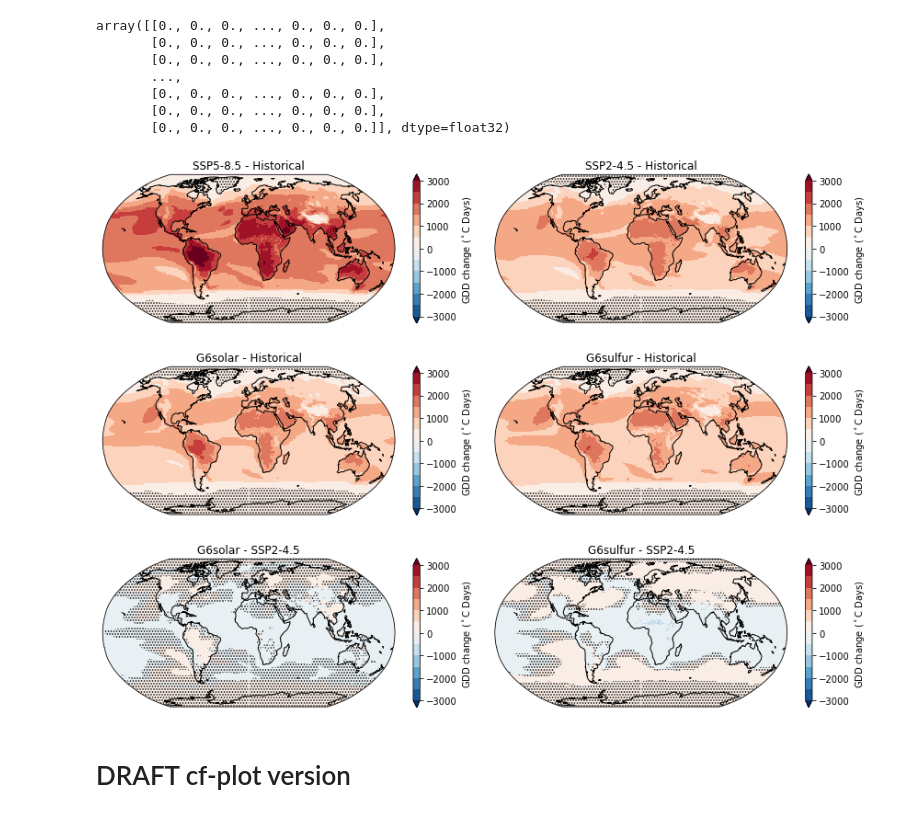
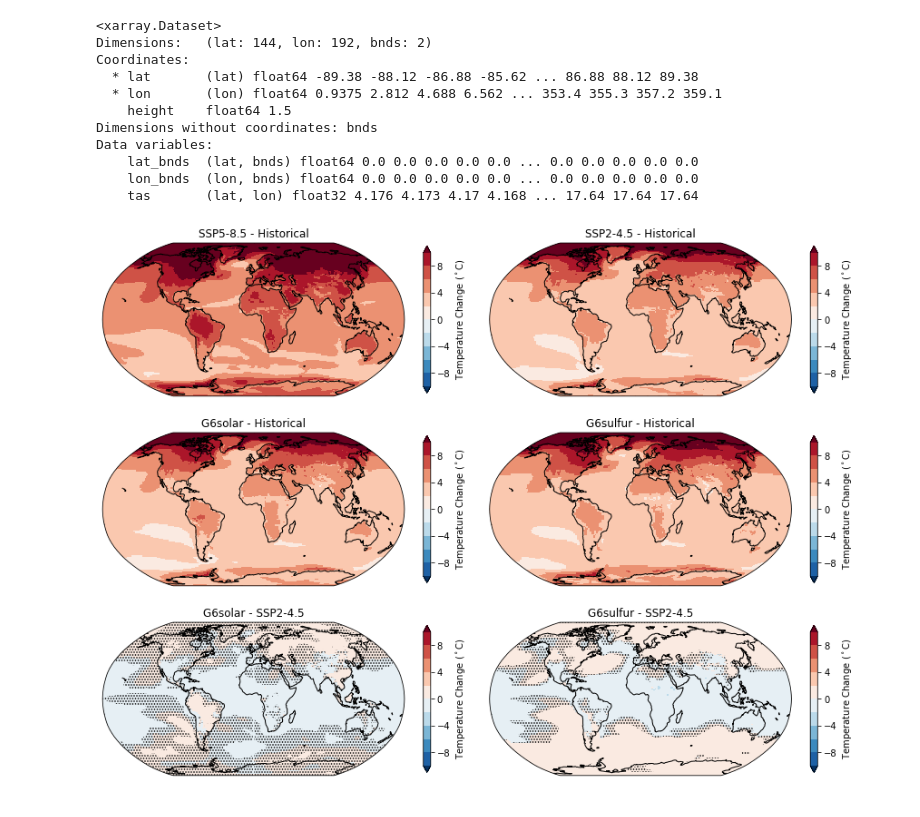
Before and after one commit to pjirvine/xarray_example, a Jupyter notebook: full_figure_example.ipynb, the cells around one changed output. Drawn from its saved outputs; the diff is of its cells as text; code cells hidden in the pictures.

```diff
--- a/full_figure_example.ipynb
+++ b/full_figure_example.ipynb
@@ -33,7 +25,8 @@ model='UKESM1-0-LL'
 centre='MOHC'
 
 var='tas'
-domain='day'
+domain='Amon'
+season='ANN' # specify the season: 'ANN' for annual, 'DJF', 'MAM', etc. for seasons.
 
 grid='gn'
 time_files=1
@@ -54,34 +47,33 @@ exp='historical'
 project='CMIP'
 dates=['1960-01-01','1989-12-30'] # NOTE - UKESM1 has a 360-day calendar with 30-day months
 
-historical_mean, historical_std = get_ens_index(dates, data_dir, model, centre, var, domain, exp, project, runs, grid, index_name, index_kwargs, time_files)
-
+historical_mean, historical_std = get_ens_seasonal_mean_std(season, dates, data_dir, model, centre, var, domain, exp, project, runs, grid, time_files)
 
 # Load G6solar ensemble-mean datasets
 exp='G6solar'
 project='GeoMIP'
 dates=['2070-01-01','2099-12-30'] # NOTE - UKESM1 has a 360-day calendar with 30-day months
 
-G6solar_mean, G6solar_std = get_ens_index(dates, data_dir, model, centre, var, domain, exp, project, runs, grid, index_name, index_kwargs, time_files)
+G6solar_mean, G6solar_std = get_ens_seasonal_mean_std(season, dates, data_dir, model, centre, var, domain, exp, project, runs, grid, time_files)
 
 # Load G6sulfur ensemble-mean datasets
 exp='G6sulfur'
 project='GeoMIP'
 dates=['2070-01-01','2099-12-30'] # NOTE - UKESM1 has a 360-day calendar with 30-day months
 
-G6sulfur_mean, G6sulfur_std = get_ens_index(dates, data_dir, model, centre, var, domain, exp, project, runs, grid, index_name, index_kwargs, time_files)
+G6sulfur_mean, G6sulfur_std = get_ens_seasonal_mean_std(season, dates, data_dir, model, centre, var, domain, exp, project, runs, grid, time_files)
 
 # Load ssp585 ensemble-mean datasets
 project='ScenarioMIP'
 exp='ssp585'
 dates=['2070-01-01','2099-12-30'] # NOTE - UKESM1 has a 360-day calendar with 30-day months
 
-ssp585_mean, ssp585_std = get_ens_index(dates, data_dir, model, centre, var, domain, exp, project, runs, grid, index_name, index_kwargs, time_files)
+ssp585_mean, ssp585_std = get_ens_seasonal_mean_std(season, dates, data_dir, model, centre, var, domain, exp, project, runs, grid, time_files)
 
 # Load ssp245 ensemble-mean datasets
 project='ScenarioMIP'
 exp='ssp245'
 dates=['2070-01-01','2099-12-30'] # NOTE - UKESM1 has a 360-day calendar with 30-day months
 
-ssp245_mean, ssp245_std = get_ens_index(dates, data_dir, model, centre, var, domain, exp, project, runs, grid, index_name, index_kwargs, time_files)
+ssp245_mean, ssp245_std = get_ens_seasonal_mean_std(season, dates, data_dir, model, centre, var, domain, exp, project, runs, grid, time_files)
 # %% [output]
@@ -132,26 +114,30 @@ G6sulfur_45_anom_ttest = ttest_func(G6sulfur_mean, G6sulfur_std, ssp245_mean, ss
 # %%
 ssp245_anom
 # %% [output]
-array([[0., 0., 0., ..., 0., 0., 0.],
-       [0., 0., 0., ..., 0., 0., 0.],
-       [0., 0., 0., ..., 0., 0., 0.],
-       ...,
-       [0., 0., 0., ..., 0., 0., 0.],
-       [0., 0., 0., ..., 0., 0., 0.],
-       [0., 0., 0., ..., 0., 0., 0.]], dtype=float32)
+<xarray.Dataset>
+Dimensions:   (lat: 144, lon: 192, bnds: 2)
+Coordinates:
+  * lat       (lat) float64 -89.38 -88.12 -86.88 -85.62 ... 86.88 88.12 89.38
+  * lon       (lon) float64 0.9375 2.812 4.688 6.562 ... 353.4 355.3 357.2 359.1
+    height    float64 1.5
+Dimensions without coordinates: bnds
+Data variables:
+    lat_bnds  (lat, bnds) float64 0.0 0.0 0.0 0.0 0.0 ... 0.0 0.0 0.0 0.0 0.0
+    lon_bnds  (lon, bnds) float64 0.0 0.0 0.0 0.0 0.0 ... 0.0 0.0 0.0 0.0 0.0
+    tas       (lat, lon) float32 4.176 4.173 4.17 4.168 ... 17.64 17.64 17.64
 # %%
 fig = plt.figure(figsize=(12,9)) # This sets the size of the figure (12 x 9), and hence the space
 # between figures when it tries to fit them in to the figure space. You'll need to change this if you have a different
 # Number of rows / columns
-cbar_label = 'GDD change ($^\circ$C Days)'
+cbar_label = 'Temperature Change ($^\circ$C)'
 cbar_shrink = 0.8 # 80% of standard size
 title_size = 12
 cmap = 'RdBu_r' # a full list of colormaps here: https://matplotlib.org/stable/tutorials/colors/colormaps.html
 # FYI adding '_r' on the end reverses the order, useful if you find one that would look better the other way around
 # If we didn't have the 2 bottom panels with their negative values then a one-sided colorscale like 'BuGn' could work.
-color_min = -3000
-color_max = 3000.
-levels = 13 # 6 + 6 + 1, which works as 6*500 = 3000, you want the intervals to land on round numbers
+color_min = -10.
+color_max = 10.
+levels = 11 # 5 + 5 + 1, which works as 6*500 = 3000, you want the intervals to land on round numbers
 extend = 'both'
 # Note, where the plot exceeds a limit it will add an extension as in the top-left plot.
 # You can also manually specify the levels by entering a list instead of '15' for levels.
@@ -222,33 +208,31 @@ Fifth plot G6solar - SSP2-45 anomaly
 """
 plot_title = 'G6solar - SSP2-4.5'
 plot_data = G6solar_45_anom[var]
 plot_ttest = G6solar_45_anom_ttest
 position = 5
 
 ax1 = plt.subplot(3, 2, position, projection=ccrs.Robinson())
 ax1.coastlines()
 plot_data.plot(ax=ax1, transform=ccrs.PlateCarree(), cmap=plt.get_cmap(cmap), levels = levels, vmin=color_min, vmax=color_max, extend=extend, cbar_kwargs={'label':cbar_label, 'shrink': cbar_shrink})
 plotted = plot_ttest.plot.contourf(ax=ax1, transform=ccrs.PlateCarree(), levels=[0,p_thresh], hatches=["....",""], alpha=0, add_colorbar=False) # cbar_kwargs={'shrink': 0.0})
 ax1.set_title(plot_title, fontsize=title_size)
 
 """
 Sixth plot G6sulfur - SSP2-45 anomaly
 """
 plot_title = 'G6sulfur - SSP2-4.5'
 plot_data = G6sulfur_45_anom[var]
 plot_ttest = G6sulfur_45_anom_ttest
 position = 6
 
 ax1 = plt.subplot(3, 2, position, projection=ccrs.Robinson())
 ax1.coastlines()
 plot_data.plot(ax=ax1, transform=ccrs.PlateCarree(), cmap=plt.get_cmap(cmap), levels = levels, vmin=color_min, vmax=color_max, extend=extend, cbar_kwargs={'label':cbar_label, 'shrink': cbar_shrink})
 plotted = plot_ttest.plot.contourf(ax=ax1, transform=ccrs.PlateCarree(), levels=[0,p_thresh], hatches=["....",""], alpha=0, add_colorbar=False) # cbar_kwargs={'shrink': 0.0})
 ax1.set_title(plot_title, fontsize=title_size)
 
 fig.tight_layout()
 
 plt.savefig('plots/'+var+'_full_figure_example.png') # You'll need to make a plots directory if you copy this!
 # %% [output]
-[figure, old version]
+[figure, new version]
-# %% [markdown]
-# DRAFT cf-plot version
```
Also changed, not shown: parts of 5 cells of this notebook, 3 other files.
